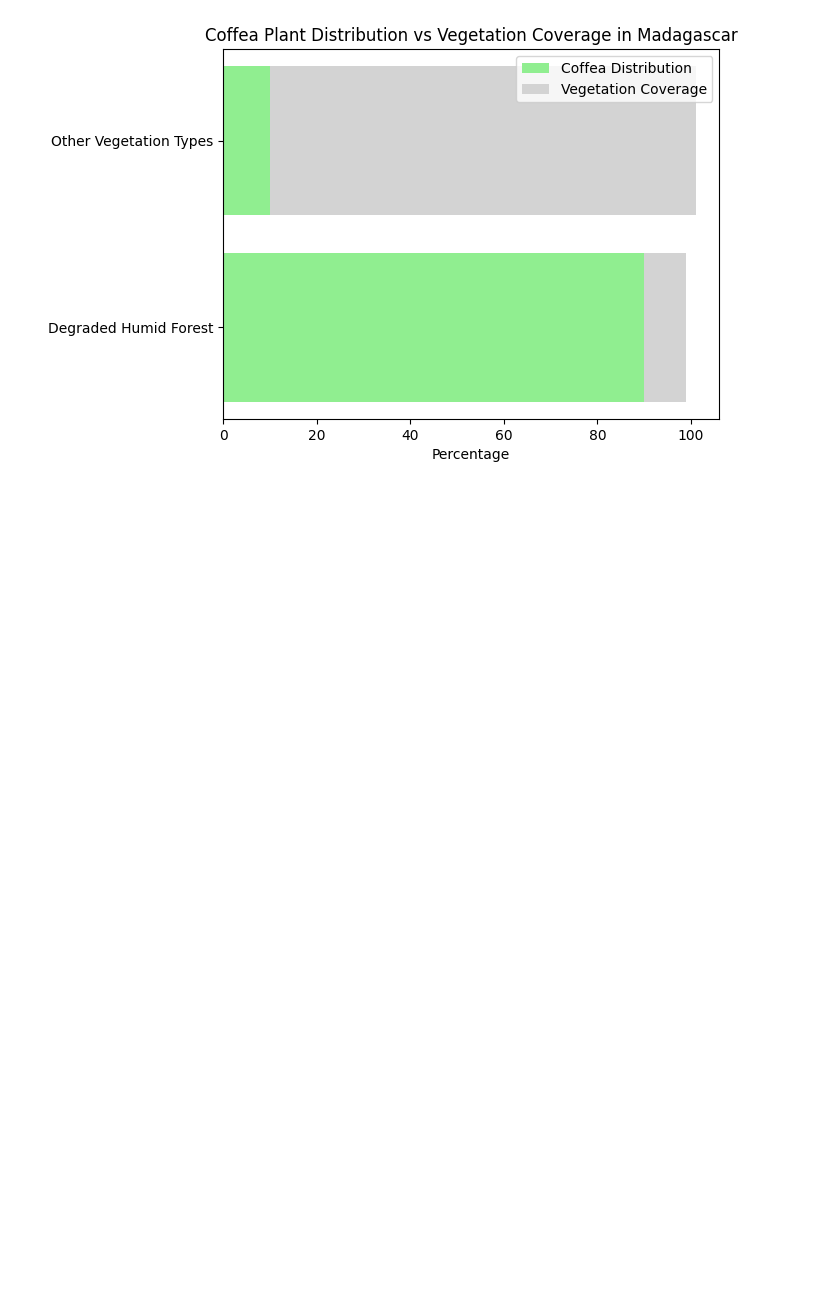
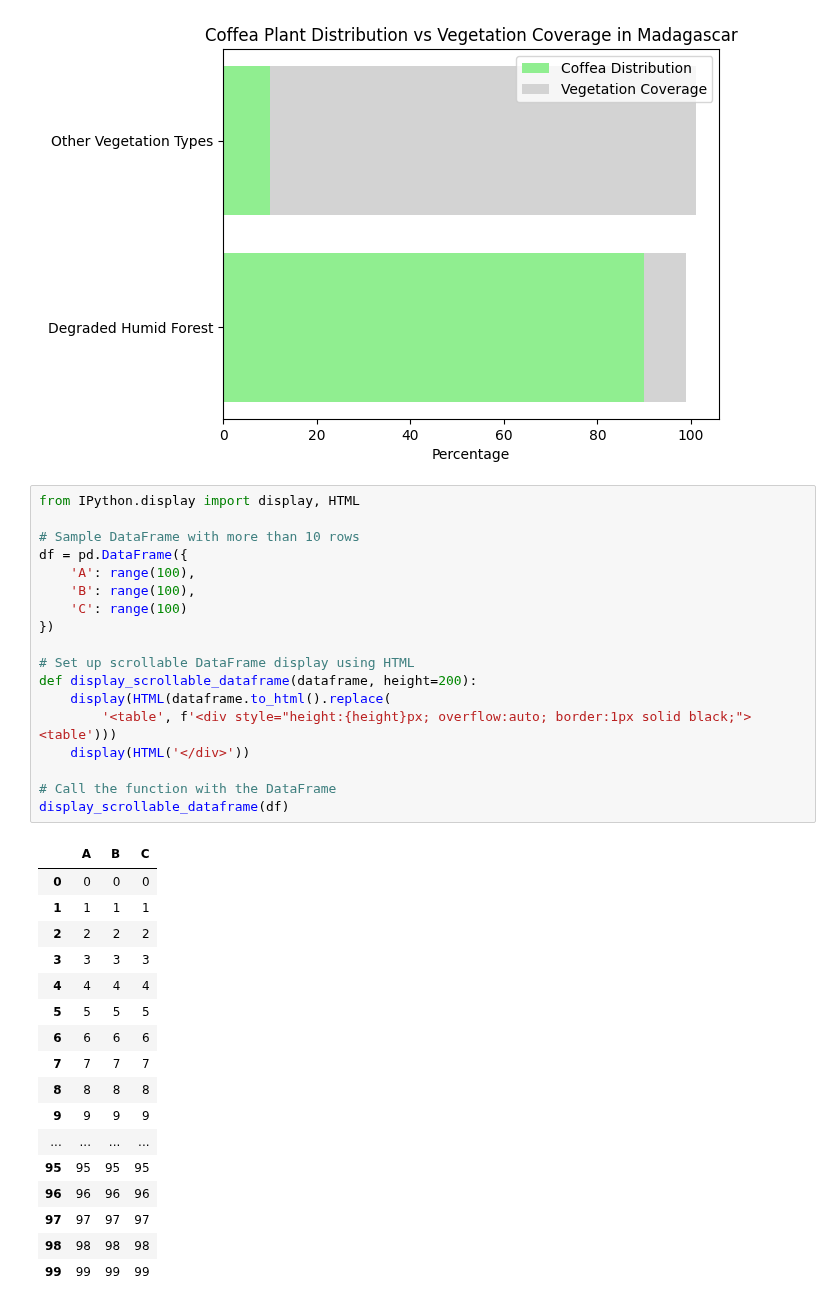
Before and after one commit to tahiri-lab/py_madaclim, a Jupyter notebook: workdir/analysis/bin/graphs/categories.ipynb, the cells around one changed output. Cells and saved outputs as stored; diff of their text form; blank space fills up the shorter version.

```diff
--- a/workdir/analysis/bin/graphs/categories.ipynb
+++ b/workdir/analysis/bin/graphs/categories.ipynb
@@ -80,3 +80,39 @@ plt.legend()
 plt.show()
 # %% [output]
 [figure]
+# %%
+from IPython.display import display, HTML
+
+# Sample DataFrame with more than 10 rows
+df = pd.DataFrame({
+    'A': range(100),
+    'B': range(100),
+    'C': range(100)
+})
+
+# Set up scrollable DataFrame display using HTML
+def display_scrollable_dataframe(dataframe, height=200):
+    display(HTML(dataframe.to_html().replace(
+        '<table', f'<div style="height:{height}px; overflow:auto; border:1px solid black;"><table')))
+    display(HTML('</div>'))
+
+# Call the function with the DataFrame
+display_scrollable_dataframe(df)
+# %% [output]
+|  | A | B | C |
+| 0 | 0 | 0 | 0 |
+| 1 | 1 | 1 | 1 |
+| 2 | 2 | 2 | 2 |
+| 3 | 3 | 3 | 3 |
+| 4 | 4 | 4 | 4 |
+| 5 | 5 | 5 | 5 |
+| 6 | 6 | 6 | 6 |
+| 7 | 7 | 7 | 7 |
+| 8 | 8 | 8 | 8 |
+| 9 | 9 | 9 | 9 |
+| ... | ... | ... | ... |
+| 95 | 95 | 95 | 95 |
+| 96 | 96 | 96 | 96 |
+| 97 | 97 | 97 | 97 |
+| 98 | 98 | 98 | 98 |
+| 99 | 99 | 99 | 99 |
```
Also changed, not shown: 6 other files.
